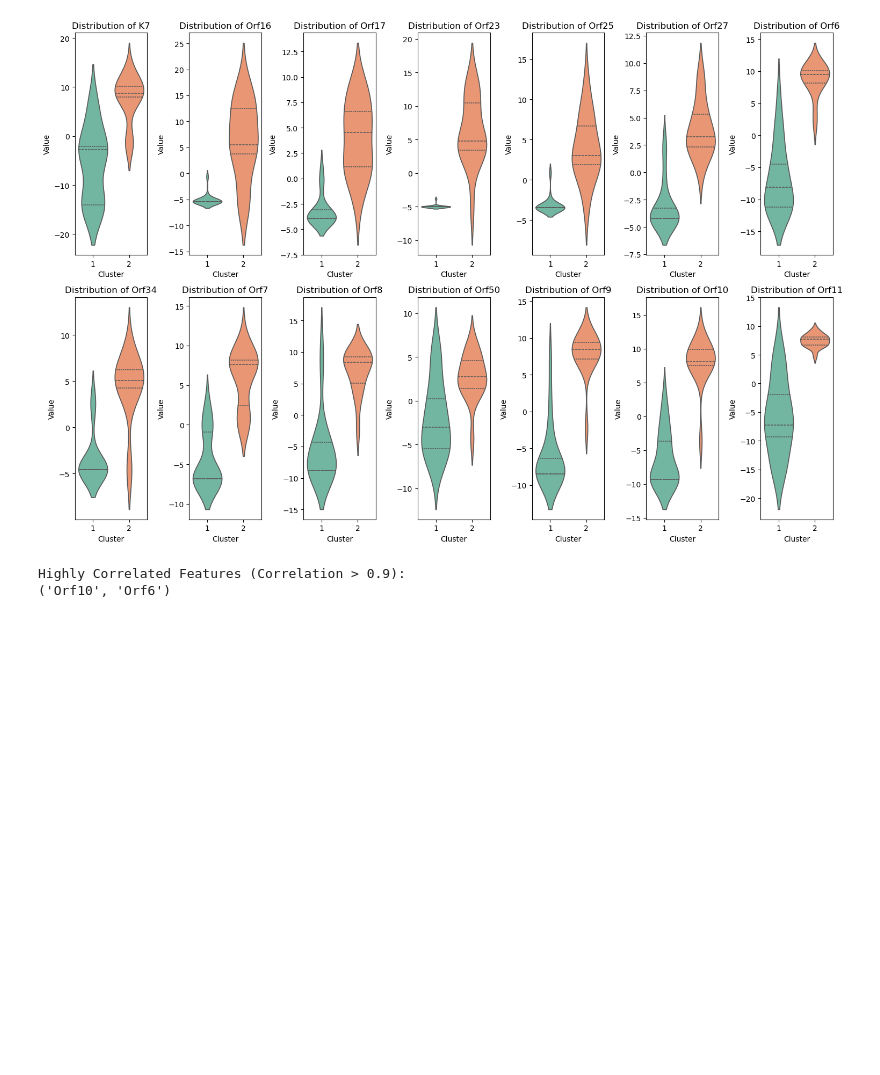
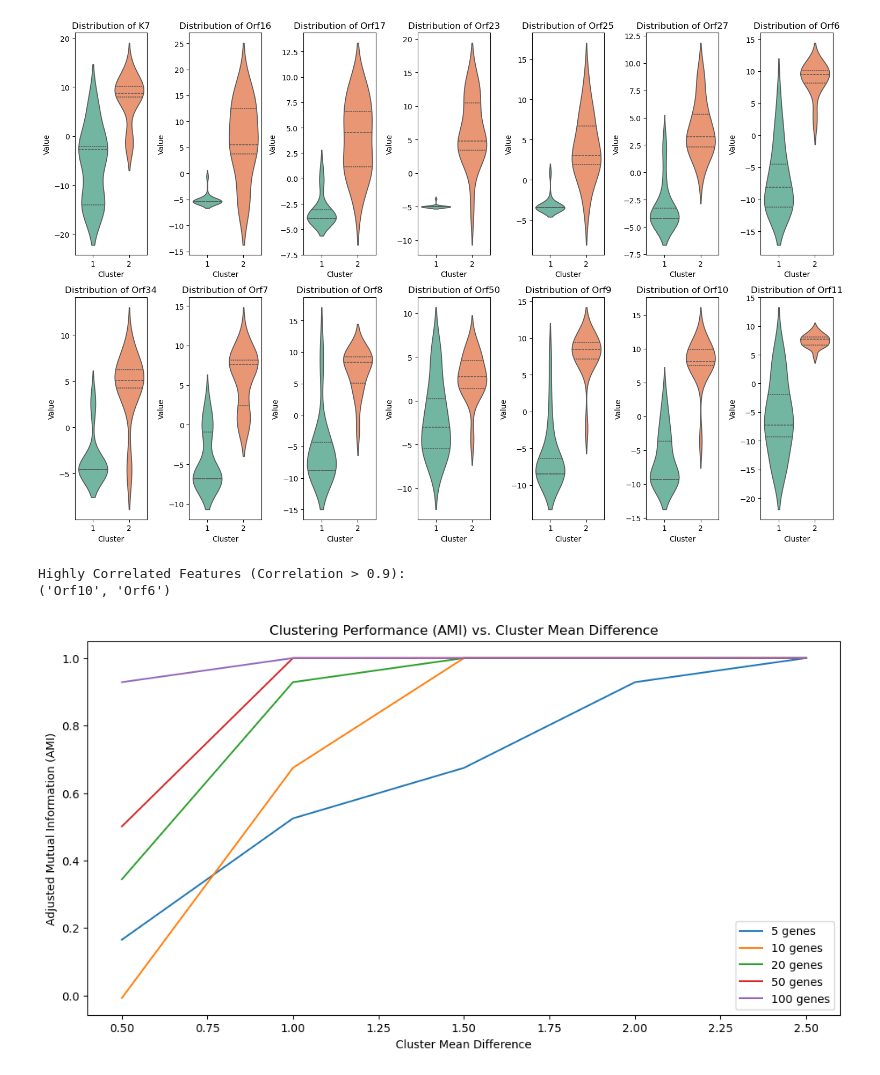
Before and after one commit to alecplotkin/DATA-481-Team-Virology, a Jupyter notebook: Praveen-Puviindran/try2/data_20250325.ipynb, the cells around one changed output. Drawn from its saved outputs; the diff is of its cells as text; code cells hidden in the pictures; blank space fills up the shorter version.

Commit message:
most recent modeling file as OF 3/27

```diff
--- a/Praveen-Puviindran/try2/data_20250325.ipynb
+++ b/Praveen-Puviindran/try2/data_20250325.ipynb
@@ -679,3 +662,91 @@ for pair in highly_correlated_features:
 # %% [output]
 Highly Correlated Features (Correlation > 0.9):
 ('Orf10', 'Orf6')
+# %%
+import numpy as np
+import pandas as pd
+from sklearn.cluster import KMeans
+from sklearn.linear_model import LogisticRegression
+from sklearn.metrics import adjusted_mutual_info_score, accuracy_score
+
+import matplotlib.pyplot as plt
+
+# Function to generate synthetic gene expression data
+def generate_data(n_samples, n_genes, cluster_mean_diff):
+    """
+    Generate synthetic gene expression data for two clusters.
+    :param n_samples: Number of samples per cluster
+    :param n_genes: Number of genes
+    :param cluster_mean_diff: Difference in cluster means
+    :return: Combined dataset Z, ground-truth labels
+    """
+    np.random.seed(42)
+    cluster_1 = np.random.normal(loc=0, scale=1, size=(n_samples, n_genes))
+    cluster_2 = np.random.normal(loc=cluster_mean_diff, scale=1, size=(n_samples, n_genes))
+    Z = np.vstack((cluster_1, cluster_2))
+    labels = np.array([0] * n_samples + [1] * n_samples)
+    return Z, labels
+
+# Function to evaluate clustering performance
+def evaluate_clustering(Z, labels, n_clusters=2):
+    kmeans = KMeans(n_clusters=n_clusters, random_state=42)
+    predicted_labels = kmeans.fit_predict(Z)
+    ami = adjusted_mutual_info_score(labels, predicted_labels)
+    return ami
+
+# Function to evaluate classification performance
+from sklearn.utils import shuffle
+
+def evaluate_classification(Z, labels):
+    Z, labels = shuffle(Z, labels, random_state=42)  # Shuffle the data
+    clf = LogisticRegression(random_state=42)
+    n_samples = len(labels) // 2
+    clf.fit(Z[:n_samples], labels[:n_samples])  # Train on the first half
+    predicted_labels = clf.predict(Z[n_samples:])  # Test on the second half
+    acc = accuracy_score(labels[n_samples:], predicted_labels)
+    return acc
+
+# Parameters to vary
+n_samples = 50
+n_genes_list = [5, 10, 20, 50, 100]
+cluster_mean_diff_list = [0.5, 1, 1.5, 2, 2.5]
+
+# Store results
+results_clustering = []
+results_classification = []
+
+# Simulate data and evaluate
+for n_genes in n_genes_list:
+    for cluster_mean_diff in cluster_mean_diff_list:
+        Z, labels = generate_data(n_samples, n_genes, cluster_mean_diff)
+        ami = evaluate_clustering(Z, labels)
+        acc = evaluate_classification(Z, labels)
+        results_clustering.append((n_genes, cluster_mean_diff, ami))
+        results_classification.append((n_genes, cluster_mean_diff, acc))
+
+# Convert results to DataFrames
+df_clustering = pd.DataFrame(results_clustering, columns=["n_genes", "cluster_mean_diff", "AMI"])
+df_classification = pd.DataFrame(results_classification, columns=["n_genes", "cluster_mean_diff", "Accuracy"])
+
+# Plot results
+plt.figure(figsize=(12, 6))
+for n_genes in n_genes_list:
+    subset = df_clustering[df_clustering["n_genes"] == n_genes]
+    plt.plot(subset["cluster_mean_diff"], subset["AMI"], label=f"{n_genes} genes")
+plt.title("Clustering Performance (AMI) vs. Cluster Mean Difference")
+plt.xlabel("Cluster Mean Difference")
+plt.ylabel("Adjusted Mutual Information (AMI)")
+plt.legend()
+plt.show()
+
+plt.figure(figsize=(12, 6))
+for n_genes in n_genes_list:
+    subset = df_classification[df_classification["n_genes"] == n_genes]
+    plt.plot(subset["cluster_mean_diff"], subset["Accuracy"], label=f"{n_genes} genes")
+plt.title("Classification Performance (Accuracy) vs. Cluster Mean Difference")
+plt.xlabel("Cluster Mean Difference")
+plt.ylabel("Accuracy")
+plt.legend()
+plt.show()
+# %% [output]
+[figure, added]
```
Also changed, not shown: parts of 6 cells of this notebook.
